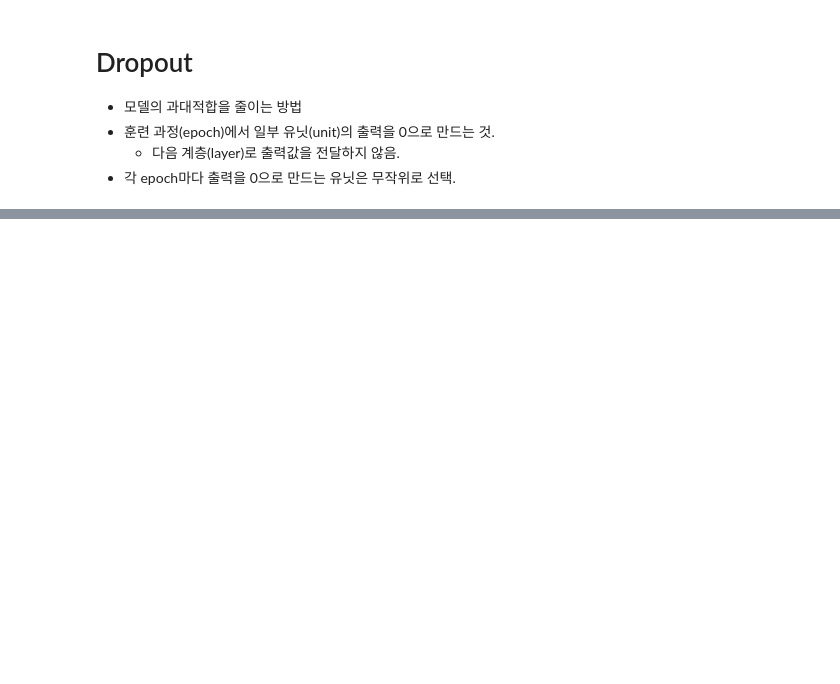
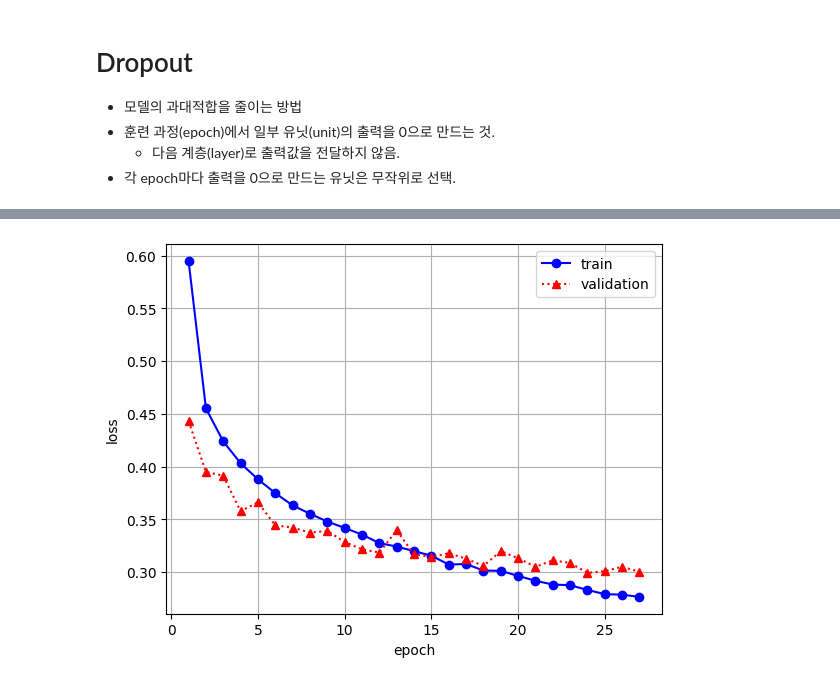
Before and after one commit to eogks1235-byte/DEEP_Learning-feat.Jake-Oh, a Jupyter notebook: ml17_ann_mnist.ipynb, the cells around one changed output, grey strips where cells are left out. Cells and saved outputs as stored; diff of their text form; code cells hidden in the pictures; blank space fills up the shorter version.

```diff
--- a/ml17_ann_mnist.ipynb
+++ b/ml17_ann_mnist.ipynb
@@ -950,0 +1155,16 @@ plt.show()
+# %%
+model.compile(optimizer=keras.optimizers.Adam(),
+              loss=keras.losses.sparse_categorical_crossentropy,
+              metrics=[keras.metrics.sparse_categorical_accuracy])
+# %%
+# 모델체크포인트 콜백 객체 생성
+checkpoint_cb=keras.callbacks.ModelCheckpoint(filepath=path + '/best_model.keras',
+                                              save_best_only=True)
+# %%
+# 조기종료 콜백 객체 생성
+early_stop_cb = keras.callbacks.EarlyStopping(patience=3, restore_best_weights=True)
+# %%
+# 신경망 모델 훈련
+result=model.fit(x=train_input, y=train_target, batch_size=64, epochs=1000,
+                 validation_data=[val_input,val_target],
+                 callbacks=[checkpoint_cb,early_stop_cb])
@@ -950,0 +1189,14 @@ plt.show()
+# %%
+# 훈련/검증 손실 그래프
+history=result.history
+epochs=np.arange(1,28)
+
+plt.plot(epochs,history['loss'],'bo-',label='train')
+plt.plot(epochs,history['val_loss'],'r^:',label='validation')
+plt.legend()
+plt.grid()
+plt.xlabel('epoch')
+plt.ylabel('loss')
+plt.show()
+# %% [output]
+[figure, added]
```
Also changed, not shown: parts of 66 cells of this notebook.
